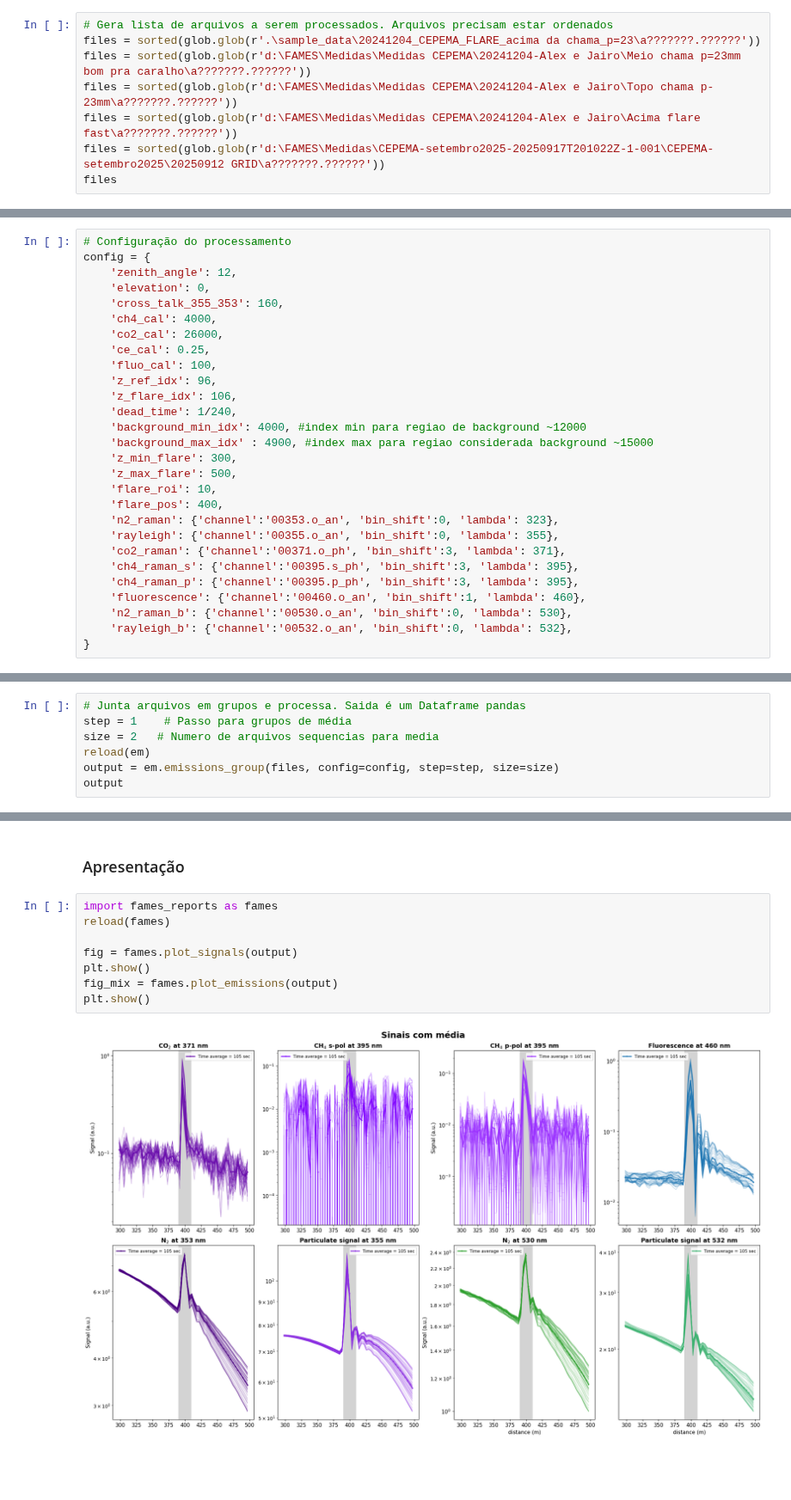
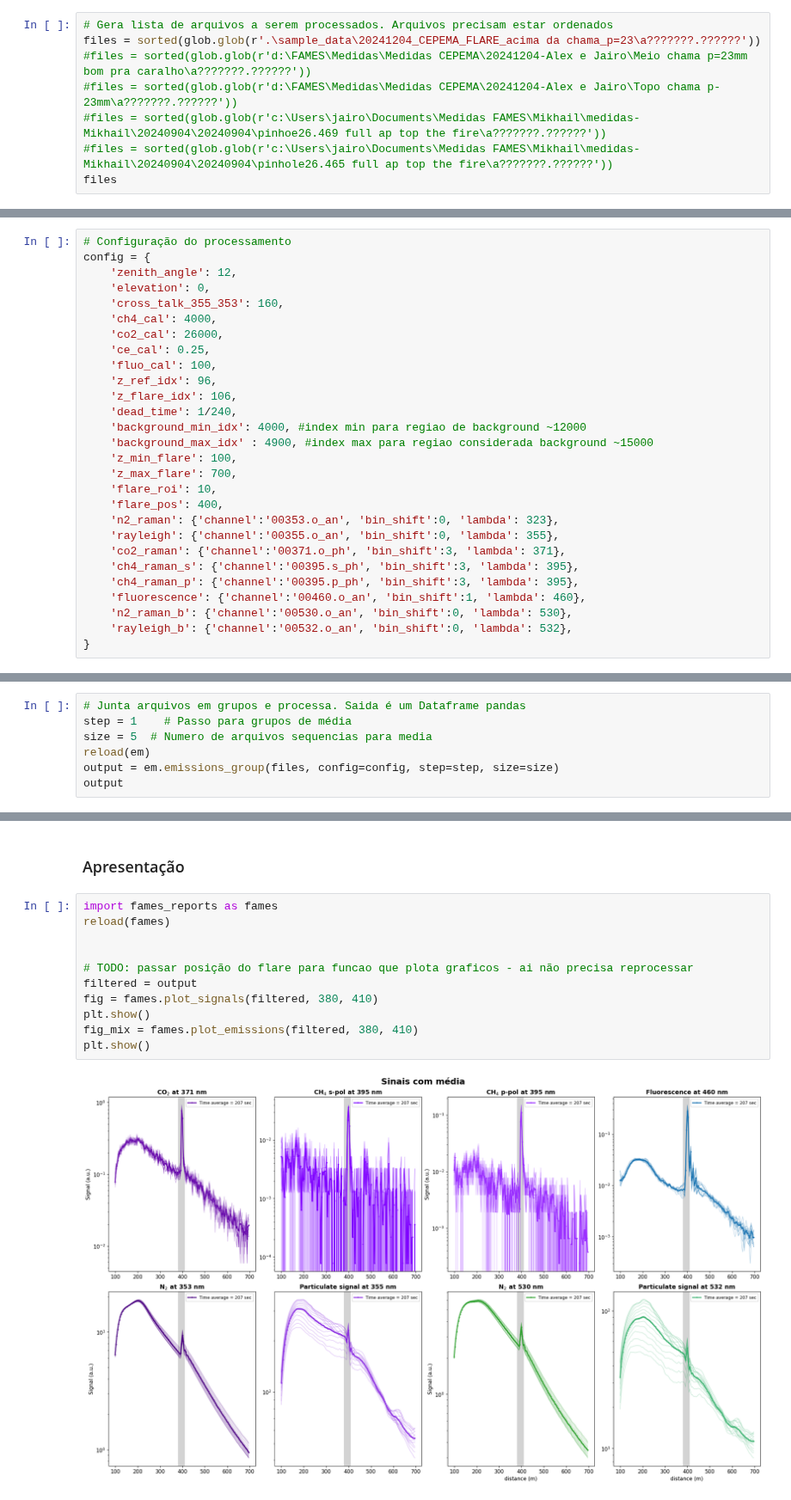
Before and after one commit to JairoRotava/lifa, a Jupyter notebook: notebooks/test_fames_processing.ipynb, the cells around one changed output, grey strips where cells are left out. Shown at 86% size. Cells and saved outputs as stored; diff of their text form; blank space fills up the shorter version.

Commit message:
Limites manuais de flare

```diff
--- a/notebooks/test_fames_processing.ipynb
+++ b/notebooks/test_fames_processing.ipynb
@@ -11,9 +11,9 @@ import numpy as np
 # %%
 # Gera lista de arquivos a serem processados. Arquivos precisam estar ordenados
 files = sorted(glob.glob(r'.\sample_data\20241204_CEPEMA_FLARE_acima da chama_p=23\a???????.??????'))
-files = sorted(glob.glob(r'd:\FAMES\Medidas\Medidas CEPEMA\20241204-Alex e Jairo\Meio chama p=23mm bom pra caralho\a???????.??????'))
-files = sorted(glob.glob(r'd:\FAMES\Medidas\Medidas CEPEMA\20241204-Alex e Jairo\Topo chama p-23mm\a???????.??????'))
-files = sorted(glob.glob(r'd:\FAMES\Medidas\Medidas CEPEMA\20241204-Alex e Jairo\Acima flare fast\a???????.??????'))
-files = sorted(glob.glob(r'd:\FAMES\Medidas\CEPEMA-setembro2025-20250917T201022Z-1-001\CEPEMA-setembro2025\20250912 GRID\a???????.??????'))
+#files = sorted(glob.glob(r'd:\FAMES\Medidas\Medidas CEPEMA\20241204-Alex e Jairo\Meio chama p=23mm bom pra caralho\a???????.??????'))
+#files = sorted(glob.glob(r'd:\FAMES\Medidas\Medidas CEPEMA\20241204-Alex e Jairo\Topo chama p-23mm\a???????.??????'))
+#files = sorted(glob.glob(r'c:\Users\jairo\Documents\Medidas FAMES\Mikhail\medidas-Mikhail\20240904\20240904\pinhoe26.469 full ap top the fire\a???????.??????'))
+#files = sorted(glob.glob(r'c:\Users\jairo\Documents\Medidas FAMES\Mikhail\medidas-Mikhail\20240904\20240904\pinhole26.465 full ap top the fire\a???????.??????'))
 files
 # %% [output]
@@ -51,8 +52,8 @@ config = {
     'dead_time': 1/240,
     'background_min_idx': 4000, #index min para regiao de background ~12000
     'background_max_idx' : 4900, #index max para regiao considerada background ~15000
-    'z_min_flare': 300,
-    'z_max_flare': 500,
+    'z_min_flare': 100,
+    'z_max_flare': 700,
     'flare_roi': 10,
     'flare_pos': 400,
     'n2_raman': {'channel':'00353.o_an', 'bin_shift':0, 'lambda': 323},
@@ -69,7 +70,7 @@ config = {
 # %%
 # Junta arquivos em grupos e processa. Saida é um Dataframe pandas
 step = 1    # Passo para grupos de média
-size = 2   # Numero de arquivos sequencias para media
+size = 5  # Numero de arquivos sequencias para media
 reload(em)
 output = em.emissions_group(files, config=config, step=step, size=size)
 output
@@ -80,10 +96,13 @@ ValueError: Background subraction index 12000 larger than signal length 5000.
 # %%
 import fames_reports as fames
 reload(fames)
 
-fig = fames.plot_signals(output)
+
+# TODO: passar posição do flare para funcao que plota graficos - ai não precisa reprocessar
+filtered = output
+fig = fames.plot_signals(filtered, 380, 410)
 plt.show()
-fig_mix = fames.plot_emissions(output)
+fig_mix = fames.plot_emissions(filtered, 380, 410)
 plt.show()
 # %% [output]
-[figure, old version]
+[figure, new version]
```
Also changed, not shown: parts of 7 cells of this notebook, 2 other files.
